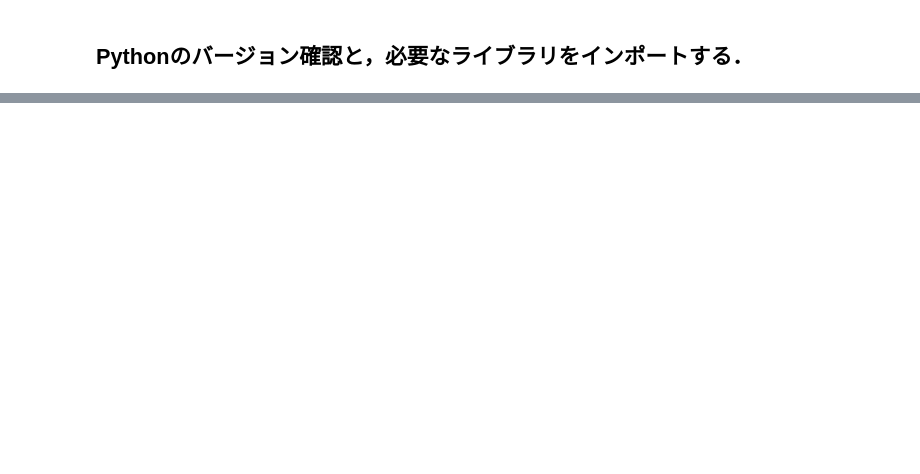
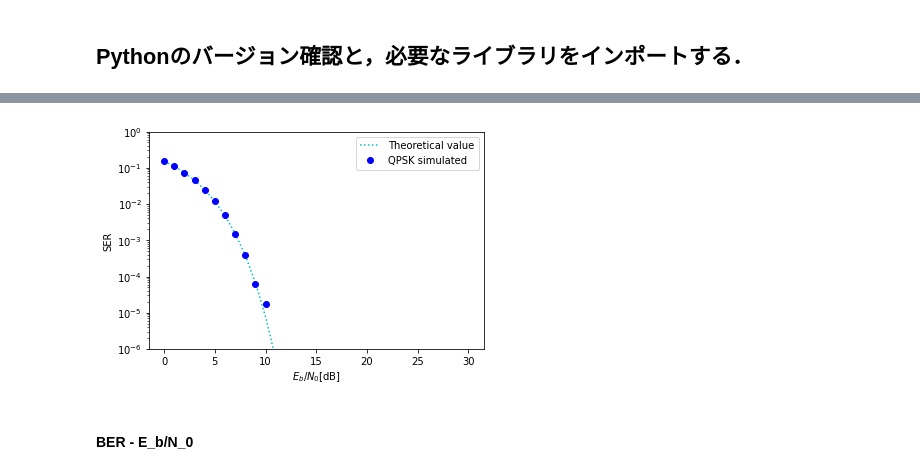
Before and after one commit to mikoshibaa/IntroductionToWirelessCommunicationSimulation, a Jupyter notebook: 03 QPSK QAM/3_QPSK_QAM.ipynb, the cells around one changed output, grey strips where cells are left out. Cells and saved outputs as stored; diff of their text form; code cells hidden in the pictures; blank space fills up the shorter version.

```diff
--- a/03 QPSK QAM/3_QPSK_QAM.ipynb
+++ b/03 QPSK QAM/3_QPSK_QAM.ipynb
@@ -1209,0 +1020,36 @@ plt.show()
+# %%
+plt.plot(
+    SNR,
+    special.erfc( np.sqrt( 1.0/2.0 * 2 * np.power(10, SNR/10.0) ) ) * (
+        1.0 - 1.0/4.0 * special.erfc(
+        np.sqrt( 1.0/2.0 * 2 * np.power(10, SNR / 10.0 ) )
+      )
+    )
+    ,
+    ':c',
+    label = "Theoretical value"
+)
+
+plt.plot(
+    np.loadtxt("SER_EbN0_QPSK.csv")[0],
+    np.loadtxt("SER_EbN0_QPSK.csv")[1],
+    'ob',
+    label = "QPSK simulated"
+)
+
+plt.yscale('log')
+
+plt.xlabel("$E_b/N_0$[dB]")
+plt.ylabel("SER")
+
+plt.ylim(10 ** (-6), 1)
+
+plt.legend()
+
+plt.savefig("SER_EbN0_QPSK.png")
+
+plt.show()
+# %% [output]
+[figure, added]
+# %% [markdown]
+####  BER - E_b/N_0
```
Also changed, not shown: parts of 227 cells of this notebook, 17 other files.
